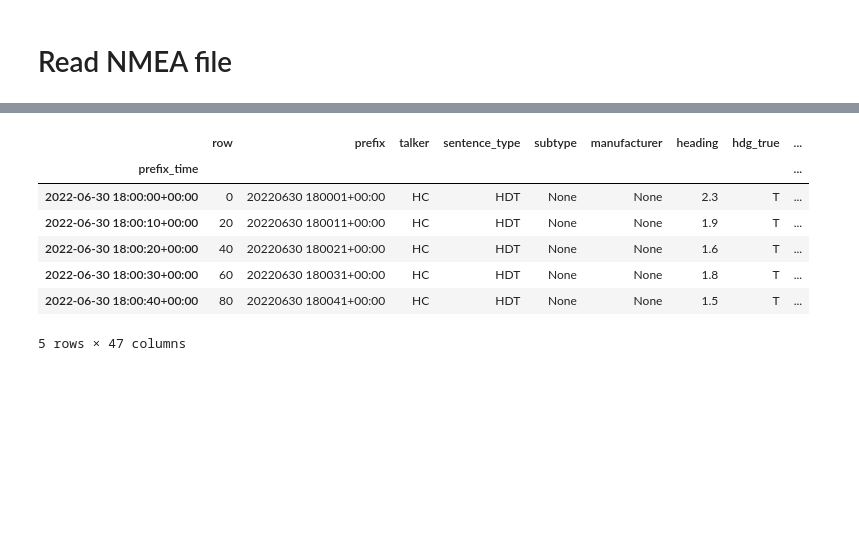
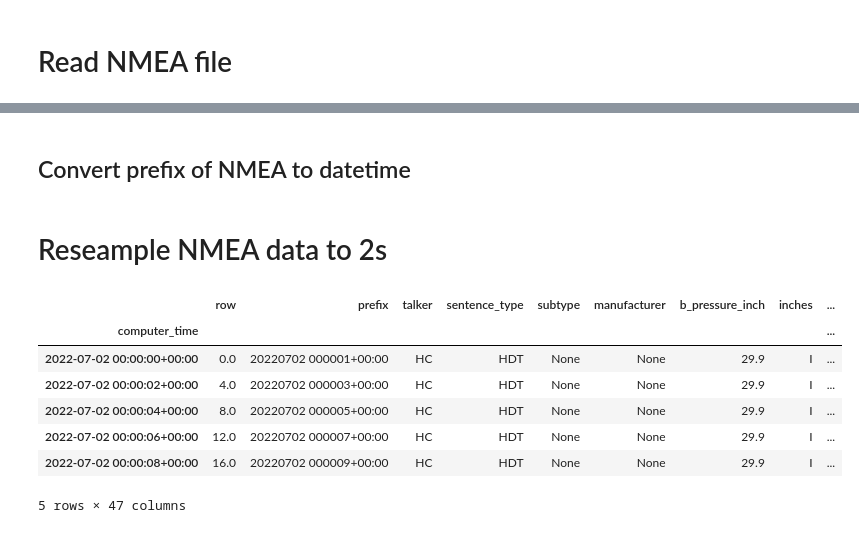
Before and after one commit to cioos-siooc/ocean-data-parser, a Jupyter notebook: notebooks/nmea_example.ipynb, the cells around one changed output, grey strips where cells are left out. Drawn from its saved outputs; the diff is of its cells as text; code cells hidden in the pictures; blank space fills up the shorter version.

```diff
--- a/notebooks/nmea_example.ipynb
+++ b/notebooks/nmea_example.ipynb
@@ -70,0 +45,9 @@ df
+# %%
+nmea_files = glob("../tests/parsers_test_files/nmea/seaspan/nmeadata-*.txt")
+nmea_parsed = [
+    nmea.file(file).to_dataframe()
+    for file in tqdm(nmea_files, desc="Import nmea files", unit="file")
+]
+
+df = pd.concat(nmea_parsed)
+df
@@ -71,16 +69,20 @@ df
+# %% [markdown]
+## Convert prefix of NMEA to datetime
 # %%
-# In this case the each rows prefix prior to the NMEA string is a timestamp
-df['prefix_time'] = pd.to_datetime(df['prefix'])
+# In this case the each rows prefix prior to the NMEA string is a timestamp, convert it to a datetime object
+df["computer_time"] = pd.to_datetime(df["prefix"])
+# %% [markdown]
+# Reseample NMEA data to 2s
 # %%
 # Use the prefix timestamp as an index and resample the data to a 5 min interval and keep the first good value
-df_5min = df.set_index('prefix_time').resample('10s').first()
-df_5min.head()
+df_resampled = df.set_index("computer_time").resample("2s").first()
+df_resampled.head()
 # %% [output]
-|  | row | prefix | talker | sentence_type | subtype | manufacturer | heading | hdg_true | ... |
-| prefix_time |  |  |  |  |  |  |  |  | ... |
-| 2022-06-30 18:00:00+00:00 | 0 | 20220630 180001+00:00 | HC | HDT | None | None | 2.3 | T | ... |
-| 2022-06-30 18:00:10+00:00 | 20 | 20220630 180011+00:00 | HC | HDT | None | None | 1.9 | T | ... |
-| 2022-06-30 18:00:20+00:00 | 40 | 20220630 180021+00:00 | HC | HDT | None | None | 1.6 | T | ... |
-| 2022-06-30 18:00:30+00:00 | 60 | 20220630 180031+00:00 | HC | HDT | None | None | 1.8 | T | ... |
-| 2022-06-30 18:00:40+00:00 | 80 | 20220630 180041+00:00 | HC | HDT | None | None | 1.5 | T | ... |
+|  | row | prefix | talker | sentence_type | subtype | manufacturer | b_pressure_inch | inches | ... |
+| computer_time |  |  |  |  |  |  |  |  | ... |
+| 2022-07-02 00:00:00+00:00 | 0.0 | 20220702 000001+00:00 | HC | HDT | None | None | 29.9 | I | ... |
+| 2022-07-02 00:00:02+00:00 | 4.0 | 20220702 000003+00:00 | HC | HDT | None | None | 29.9 | I | ... |
+| 2022-07-02 00:00:04+00:00 | 8.0 | 20220702 000005+00:00 | HC | HDT | None | None | 29.9 | I | ... |
+| 2022-07-02 00:00:06+00:00 | 12.0 | 20220702 000007+00:00 | HC | HDT | None | None | 29.9 | I | ... |
+| 2022-07-02 00:00:08+00:00 | 16.0 | 20220702 000009+00:00 | HC | HDT | None | None | 29.9 | I | ... |
 5 rows × 47 columns
```
Also changed, not shown: parts of 31 cells of this notebook.
